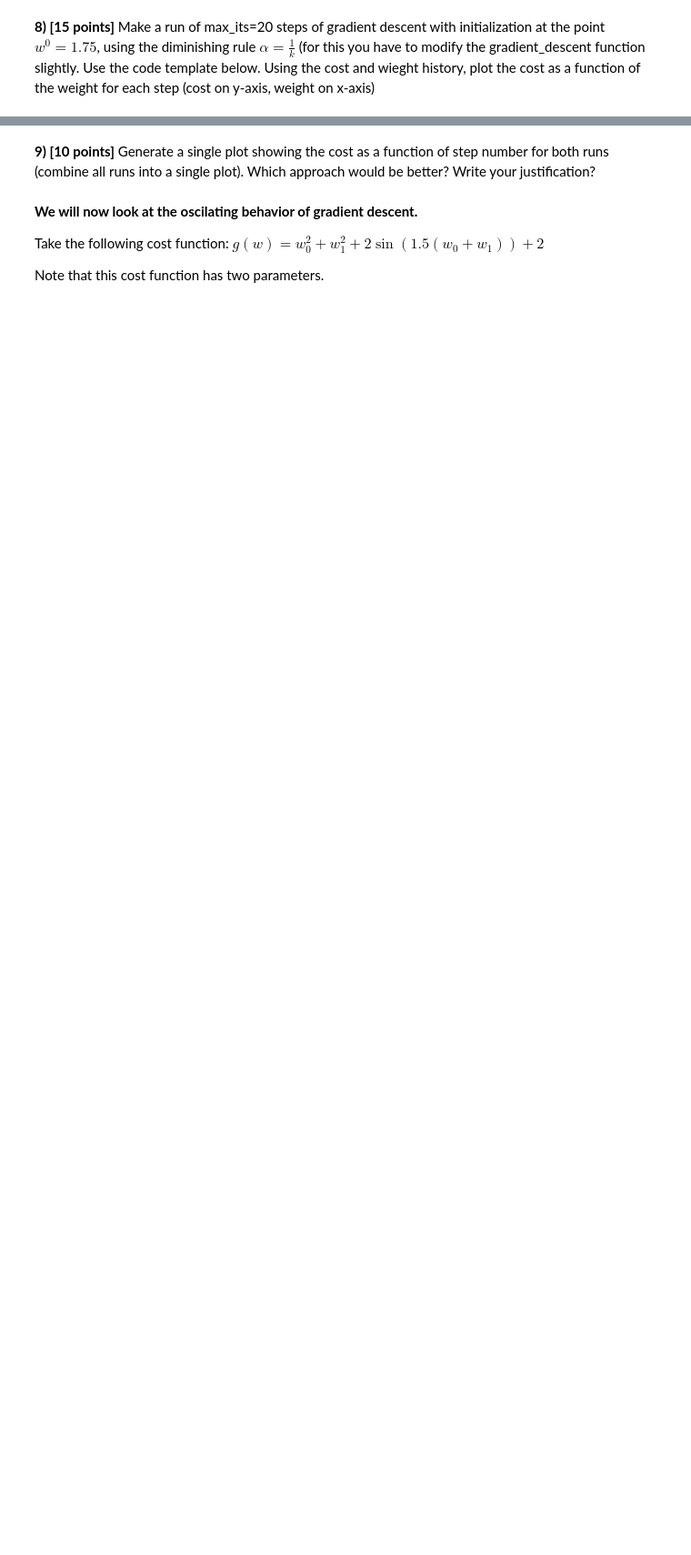
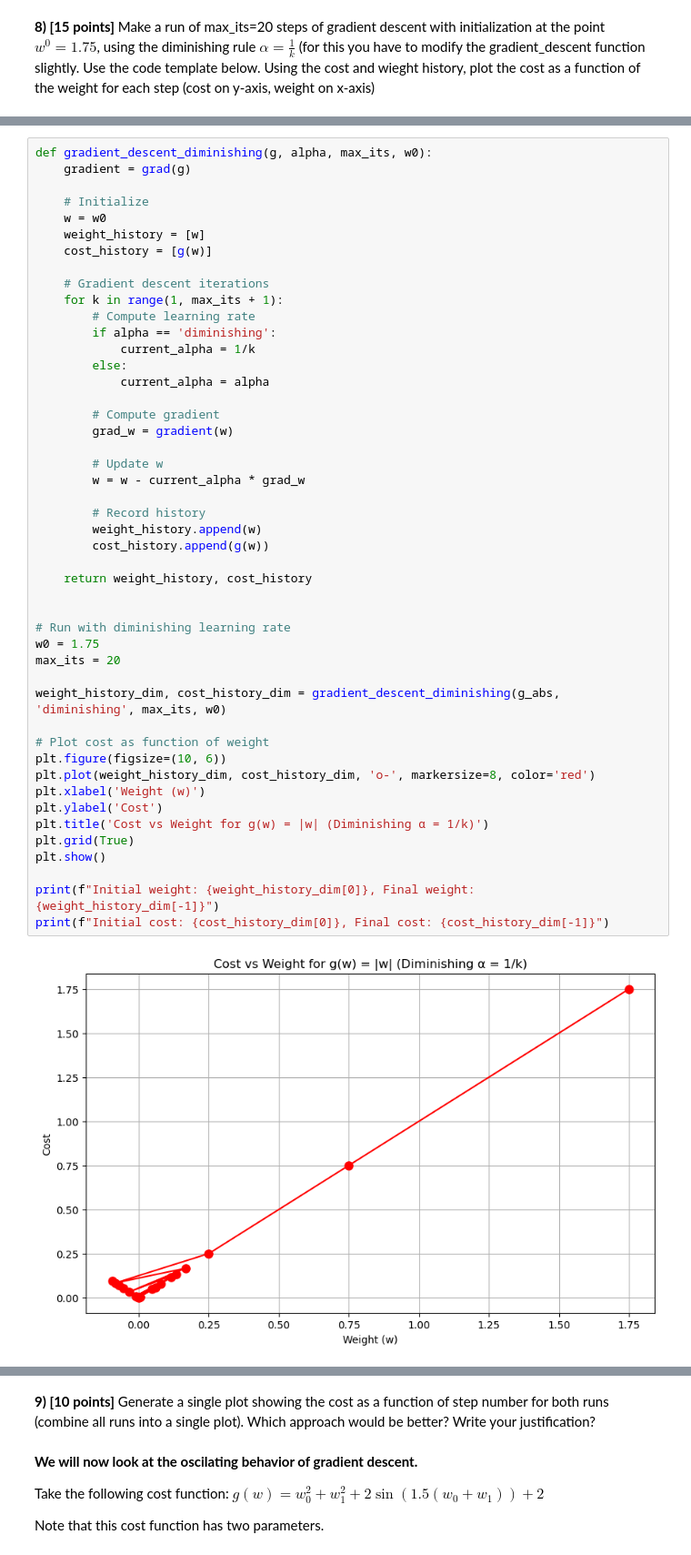
Before and after one commit to deji4things2000/mlpro, a Jupyter notebook: Others/HW1-1.ipynb, the cells around one changed output, grey strips where cells are left out. Shown at 91% size. Cells and saved outputs as stored; diff of their text form; blank space fills up the shorter version.

```diff
--- a/Others/HW1-1.ipynb
+++ b/Others/HW1-1.ipynb
@@ -83,0 +185,49 @@ def gradient_descent(g,alpha,max_its,w0):
+# %%
+def gradient_descent_diminishing(g, alpha, max_its, w0):
+    gradient = grad(g)
+
+    # Initialize
+    w = w0
+    weight_history = [w]
+    cost_history = [g(w)]
+
+    # Gradient descent iterations
+    for k in range(1, max_its + 1):
+        # Compute learning rate
+        if alpha == 'diminishing':
+            current_alpha = 1/k
+        else:
+            current_alpha = alpha
+
+        # Compute gradient
+        grad_w = gradient(w)
+
+        # Update w
+        w = w - current_alpha * grad_w
+
+        # Record history
+        weight_history.append(w)
+        cost_history.append(g(w))
+
+    return weight_history, cost_history
+
+
+# Run with diminishing learning rate
+w0 = 1.75
+max_its = 20
+
+weight_history_dim, cost_history_dim = gradient_descent_diminishing(g_abs, 'diminishing', max_its, w0)
+
+# Plot cost as function of weight
+plt.figure(figsize=(10, 6))
+plt.plot(weight_history_dim, cost_history_dim, 'o-', markersize=8, color='red')
+plt.xlabel('Weight (w)')
+plt.ylabel('Cost')
+plt.title('Cost vs Weight for g(w) = |w| (Diminishing α = 1/k)')
+plt.grid(True)
+plt.show()
+
+print(f"Initial weight: {weight_history_dim[0]}, Final weight: {weight_history_dim[-1]}")
+print(f"Initial cost: {cost_history_dim[0]}, Final cost: {cost_history_dim[-1]}")
+# %% [output]
+[figure, added]
```
Also changed, not shown: parts of 17 cells of this notebook.
